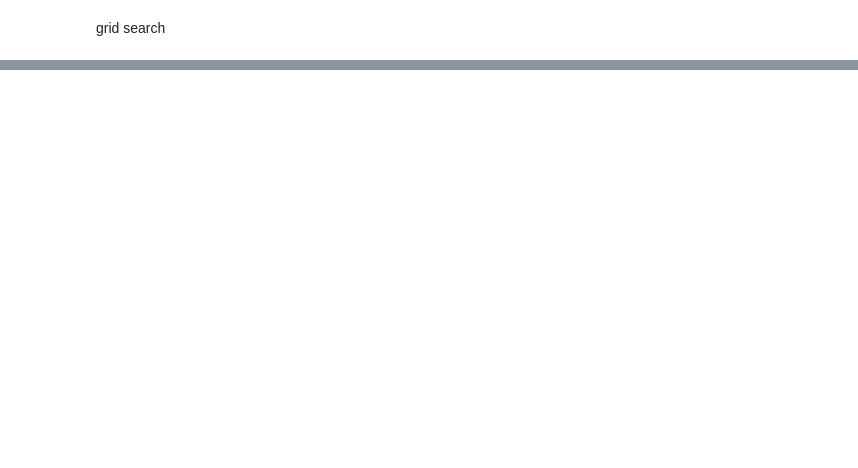
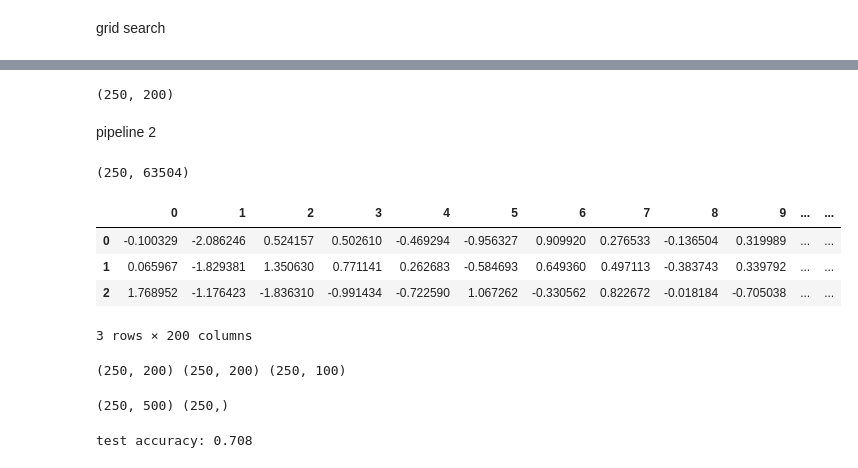
Before and after one commit to immanuelazn/w281_final_galaxy_zoo, a Jupyter notebook: pipeline_123_classifier_LDA_SVM.ipynb, the cells around one changed output, grey strips where cells are left out. Saved outputs shown, nothing was run; the diff lists cells and outputs as text; code cells hidden in the pictures; blank space fills up the shorter version.

```diff
--- a/pipeline_123_classifier_LDA_SVM.ipynb
+++ b/pipeline_123_classifier_LDA_SVM.ipynb
@@ -812,0 +900,7 @@ Best cross-validation accuracy score: 0.69
+# %%
+with open("codebook.npy", "rb") as f:
+	codebook = np.load(f)
+preprocessed_features_test = preprocess_1(df_test, codebook=codebook)
+preprocessed_features_test.shape
+# %% [output]
+(250, 200)
@@ -812,0 +912,21 @@ Best cross-validation accuracy score: 0.69
+# %% [markdown]
+pipeline 2
+# %%
+df_preprocessed_2_test = preprocess_2(df_test)
+df_preprocessed_2_test.columns = [f'feature_{i}' for i in range(len(df_preprocessed_2_test.columns))]
+print(df_preprocessed_2_test.shape)
+# %% [output]
+(250, 63504)
+# %%
+test_features = df_preprocessed_2_test.values
+top_components = 200
+
+hog_test_pca_feature = pick_top_feature_pca_val_test(pca_train_hog, test_features, top_components)
+df_top_100_feature_pca_hog_test = pd.DataFrame(hog_test_pca_feature)
+df_top_100_feature_pca_hog_test.head(3)
+# %% [output]
+|  | 0 | 1 | 2 | 3 | 4 | 5 | 6 | 7 | 8 | 9 | ... | ... |
+| 0 | -0.100329 | -2.086246 | 0.524157 | 0.502610 | -0.469294 | -0.956327 | 0.909920 | 0.276533 | -0.136504 | 0.319989 | ... | ... |
+| 1 | 0.065967 | -1.829381 | 1.350630 | 0.771141 | 0.262683 | -0.584693 | 0.649360 | 0.497113 | -0.383743 | 0.339792 | ... | ... |
+| 2 | 1.768952 | -1.176423 | -1.836310 | -0.991434 | -0.722590 | 1.067262 | -0.330562 | 0.822672 | -0.018184 | -0.705038 | ... | ... |
+3 rows × 200 columns
@@ -812,0 +937,20 @@ Best cross-validation accuracy score: 0.69
+# %%
+print(x_test_pipeline1.shape, X_test_hog.shape, resnet_test_pca_feature.shape)
+# %% [output]
+(250, 200) (250, 200) (250, 100)
+# %%
+Y_test = df_test['label']
+
+X_test = np.hstack([x_test_pipeline1, X_test_hog, resnet_test_pca_feature])
+print(X_test.shape, Y_test.shape)
+# %% [output]
+(250, 500) (250,)
+# %%
+# test accuracy
+X_test_lda = lda.transform(X_test)
+y_pred_test = classifier_l1.predict(X_test_lda)
+# evaluate the performance of the classifier
+accuracy = accuracy_score(Y_test, y_pred_test)
+print("test accuracy:", accuracy)
+# %% [output]
+test accuracy: 0.708
```
Also changed, not shown: parts of 21 cells of this notebook.
